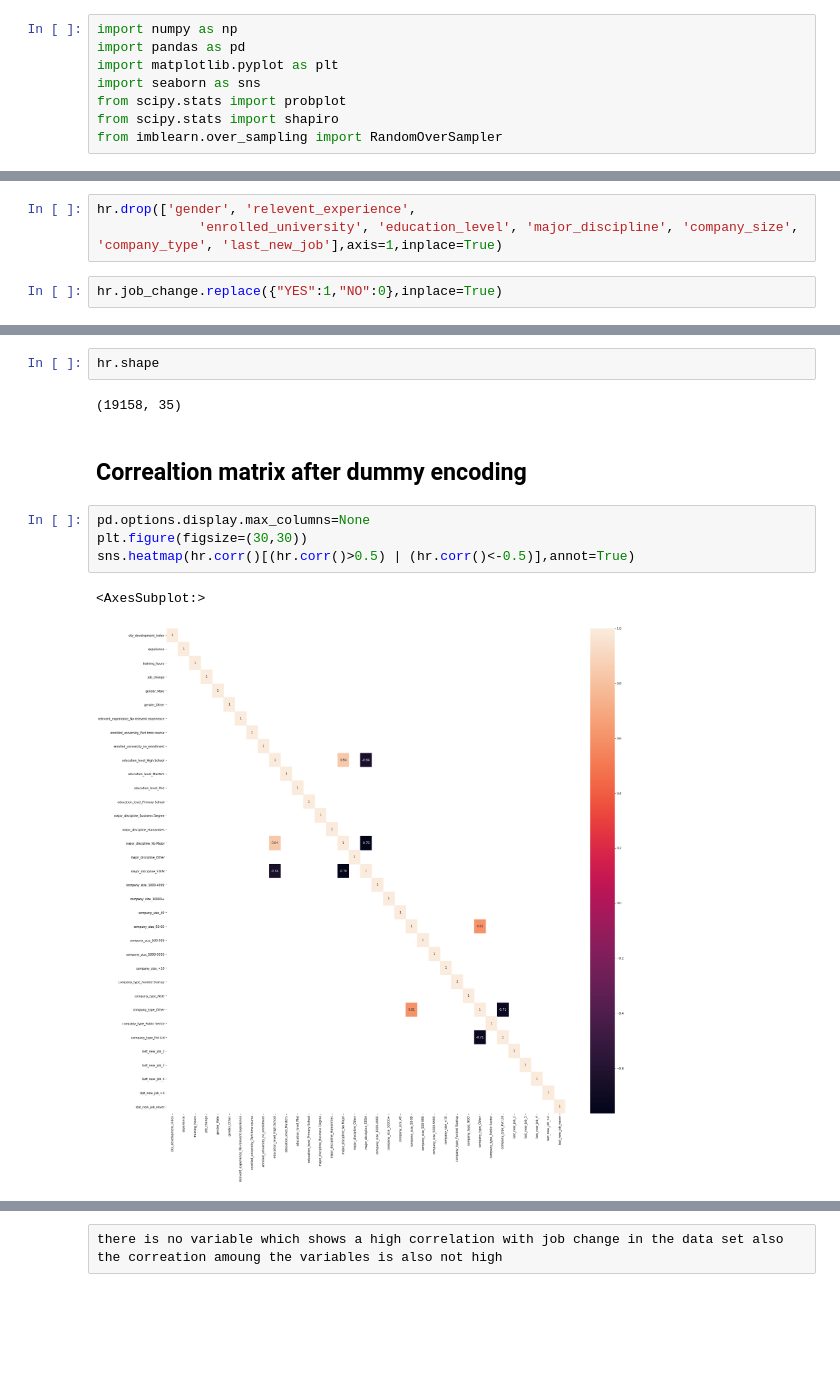
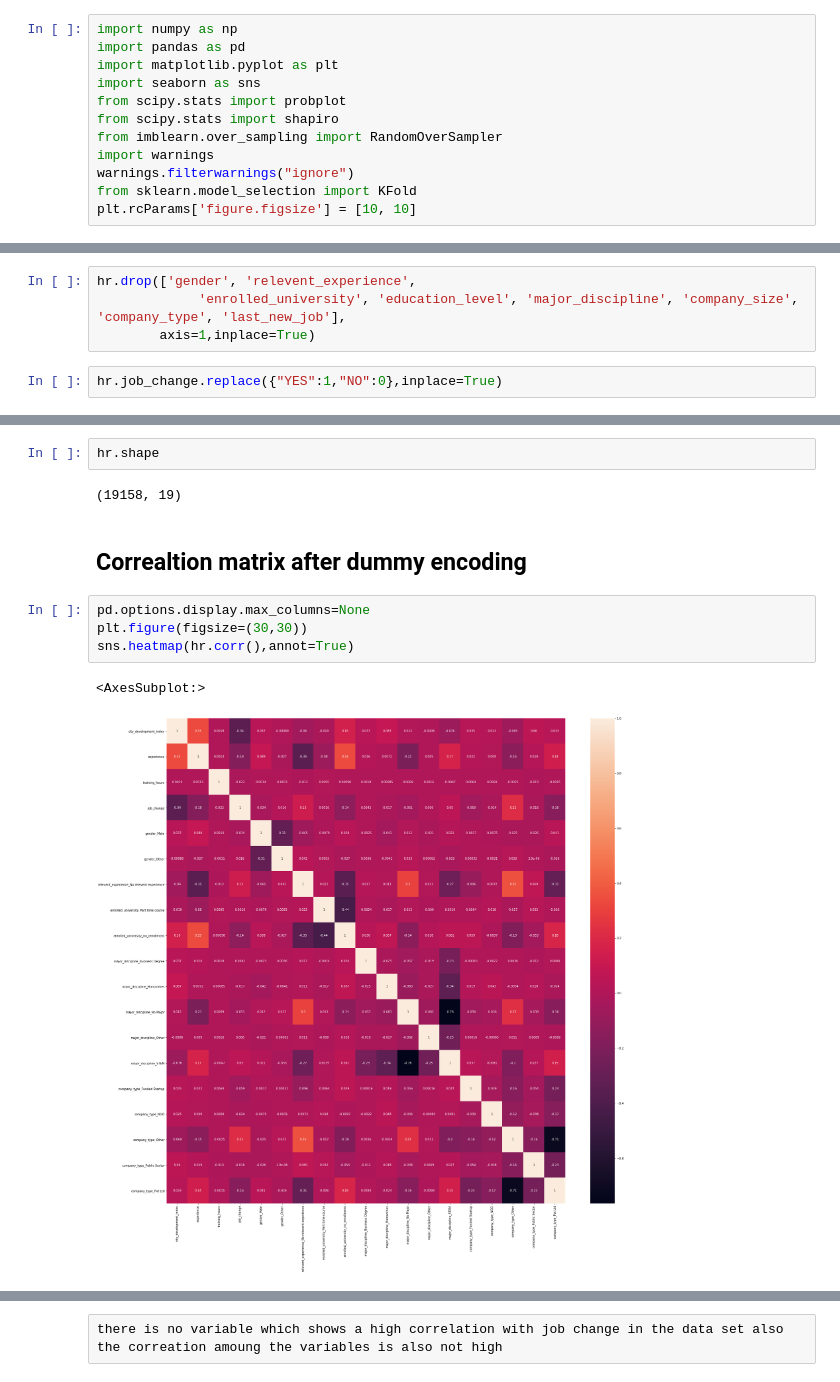
Before and after one commit to rawatsid1819/work-force-analytics, a Jupyter notebook: CAPSTONE.ipynb, the cells around one changed output, grey strips where cells are left out. Saved outputs shown, nothing was run; the diff lists cells and outputs as text; blank space fills up the shorter version.

```diff
--- a/CAPSTONE.ipynb
+++ b/CAPSTONE.ipynb
@@ -6,6 +6,10 @@ import seaborn as sns
 from scipy.stats import probplot
 from scipy.stats import shapiro
 from imblearn.over_sampling import RandomOverSampler
+import warnings
+warnings.filterwarnings("ignore")
+from sklearn.model_selection import KFold
+plt.rcParams['figure.figsize'] = [10, 10]
 # %%
 hr= pd.read_csv("hr train data.csv")
 hr.head()
@@ -1029,5 +1044,6 @@ hr.head(2)
 # %%
 hr.drop(['gender', 'relevent_experience',
-             'enrolled_university', 'education_level', 'major_discipline', 'company_size', 'company_type', 'last_new_job'],axis=1,inplace=True)
+             'enrolled_university', 'education_level', 'major_discipline', 'company_size', 'company_type', 'last_new_job'],
+        axis=1,inplace=True)
 # %%
 hr.job_change.replace({"YES":1,"NO":0},inplace=True)
@@ -1041,16 +1050,16 @@ hr.head(2)
 # %%
 hr.shape
 # %% [output]
-(19158, 35)
+(19158, 19)
 # %% [markdown]
 ## Correaltion matrix after dummy encoding
 # %%
 pd.options.display.max_columns=None
 plt.figure(figsize=(30,30))
-sns.heatmap(hr.corr()[(hr.corr()>0.5) | (hr.corr()<-0.5)],annot=True)
+sns.heatmap(hr.corr(),annot=True)
 # %% [output]
 <AxesSubplot:>
-[figure, old version]
+[figure, new version]
 # %%
 #job change correlation
 hr.corr()["job_change"]
```
Also changed, not shown: parts of 308 cells of this notebook.
